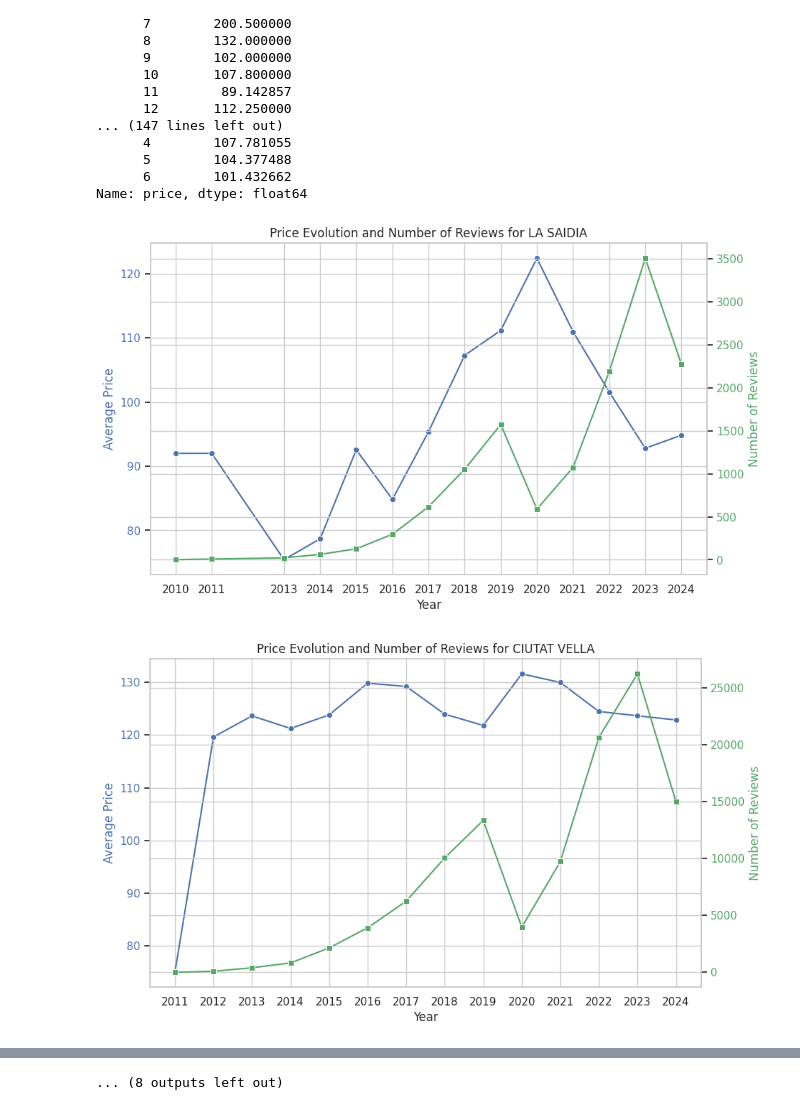
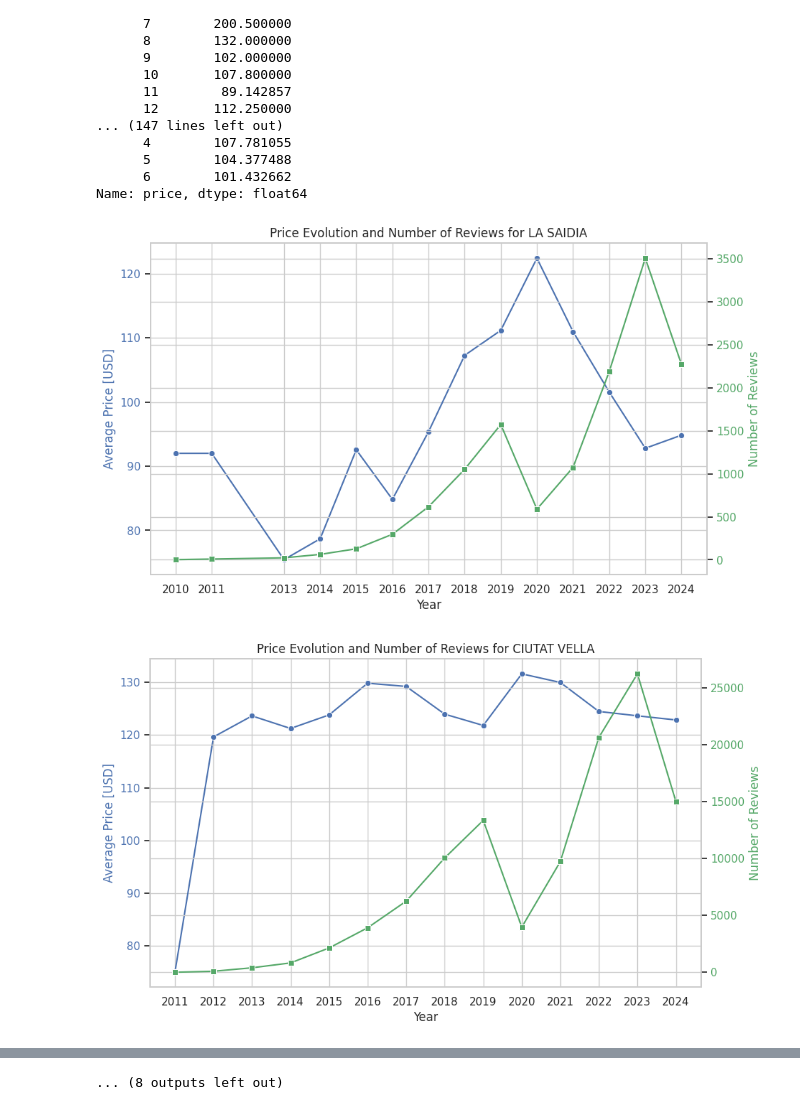
Before and after one commit to PIOVEEE92/DS-Nanodegree, a Jupyter notebook: 2. Introduction to Data Science/project/ValenciaEDA.ipynb, the cells around one changed output, grey strips where cells are left out. Drawn from its saved outputs; the diff is of its cells as text; code cells hidden in the pictures.

```diff
--- a/2. Introduction to Data Science/project/ValenciaEDA.ipynb
+++ b/2. Introduction to Data Science/project/ValenciaEDA.ipynb
@@ -530,8 +573,7 @@ total_neighborhood = merged_df.groupby('year').agg(
     mean_price=('price', 'mean')
 ).reset_index()
 
-# Update the 'neighbourhood_group_cleansed' to a fictitious name, e.g., 'Total'
-total_neighborhood['neighbourhood_group_cleansed'] = 'Total'
+total_neighborhood['neighbourhood_group_cleansed'] = 'Valencia'
 
 # Concatenate the total neighborhood DataFrame with the original DataFrame grouped by year and neighborhood
 grouped_df = merged_df.groupby(['year', 'neighbourhood_group_cleansed']).agg(
@@ -544,31 +586,31 @@ df = pd.concat([grouped_df, total_neighborhood], ignore_index=True)
 # %%
 for neighborhood in df['neighbourhood_group_cleansed'].unique():
     # Filter the DataFrame for the current neighborhood
     df_neighborhood = df[df['neighbourhood_group_cleansed'] == neighborhood]
 
     # Set up the plot for the current neighborhood
     fig, ax1 = plt.subplots(figsize=(10, 6))
 
     # Plot average_price on the left y-axis
     sns.lineplot(data=df_neighborhood, x='year', y='mean_price', marker='o', color='b', ax=ax1)
     ax1.set_xlabel('Year')
-    ax1.set_ylabel('Average Price', color='b')
+    ax1.set_ylabel('Average Price [USD]', color='b')
     ax1.tick_params(axis='y', labelcolor='b')
 
     # Create a secondary y-axis for number_of_reviews
     ax2 = ax1.twinx()
     sns.lineplot(data=df_neighborhood, x='year', y='number_of_reviews', marker='s', color='g', ax=ax2)
     ax2.set_ylabel('Number of Reviews', color='g')
     ax2.tick_params(axis='y', labelcolor='g')
 
     # Customize the plot
     plt.title(f'Price Evolution and Number of Reviews for {neighborhood}')
     ax1.set_xticks(df_neighborhood['year'])
     plt.xticks(rotation=45)
     ax1.grid(visible=True)
 
     # Show the plot
     plt.show()
 # %% [output]
-[figure, old version]
+[figure, new version]
-[figure, old version]
+[figure, new version]
```
Also changed, not shown: parts of 10 cells of this notebook, 1 other file.
